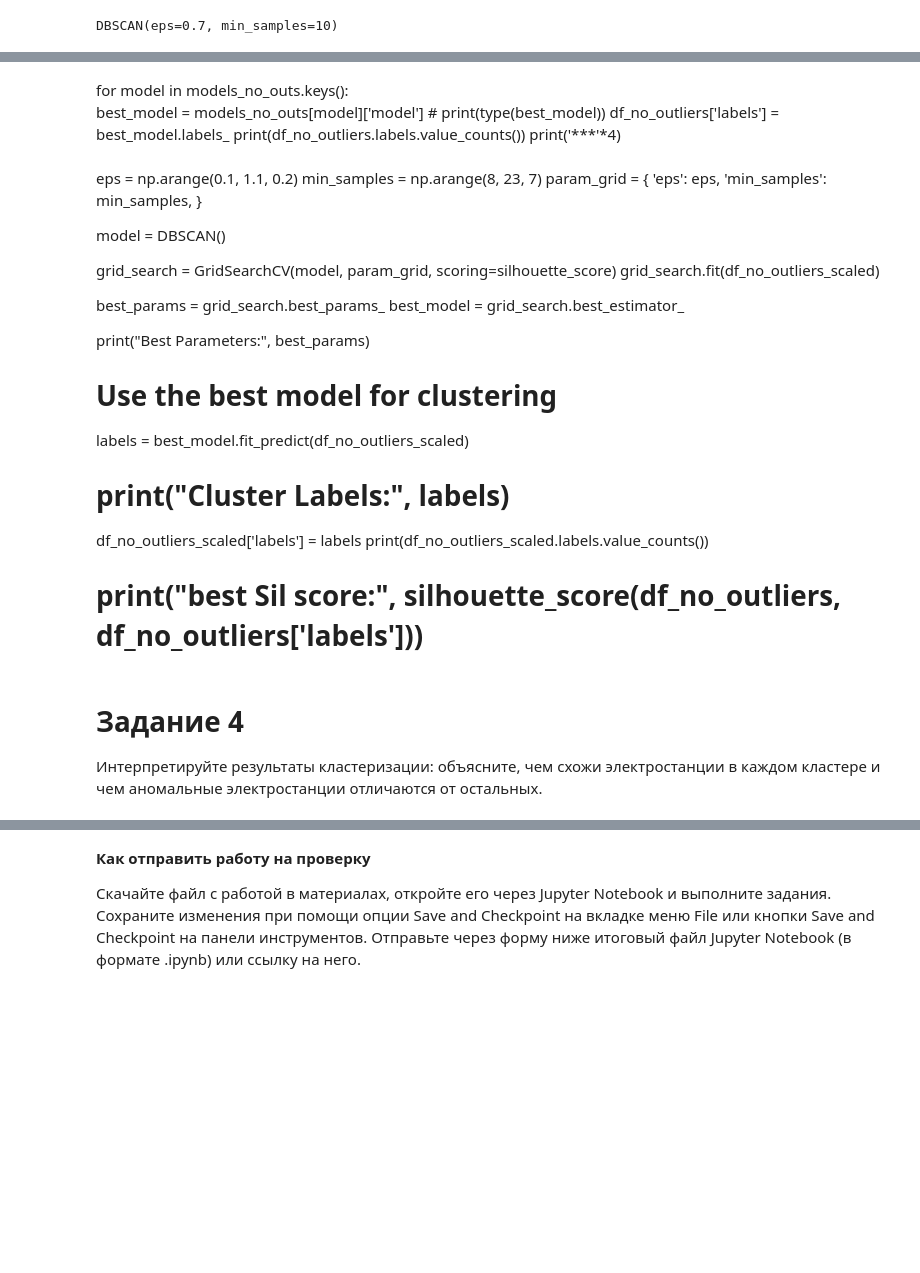
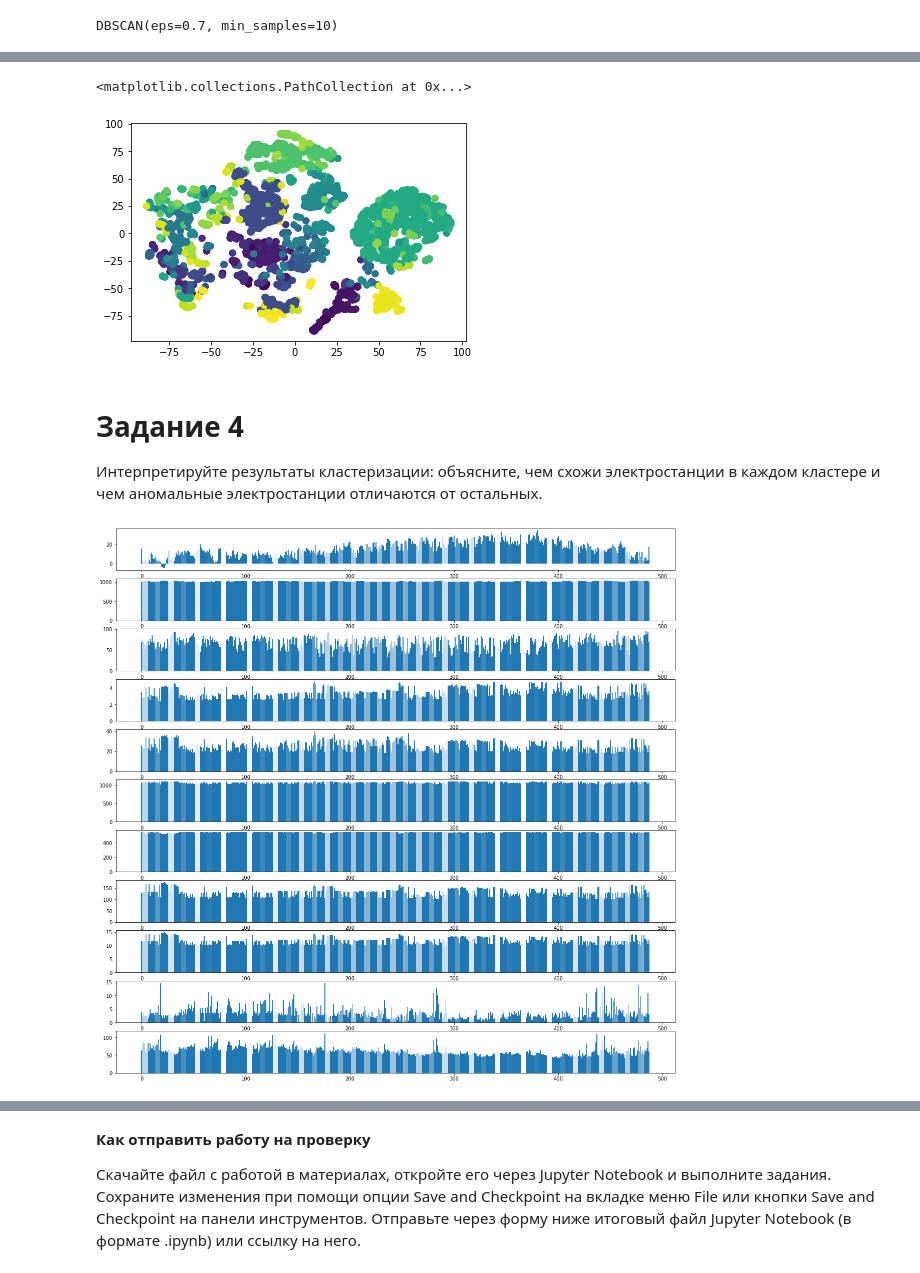
Before and after one commit to Fennec120/ds_junior, a Jupyter notebook: module_15/Практическая работа М15 DBSCAN.ipynb, the cells around one changed output, grey strips where cells are left out. Drawn from its saved outputs; the diff is of its cells as text; code cells hidden in the pictures; blank space fills up the shorter version.

```diff
--- a/module_15/Практическая работа М15 DBSCAN.ipynb
+++ b/module_15/Практическая работа М15 DBSCAN.ipynb
@@ -519,23 +420,0 @@ plt.scatter(data[0], data[1], c=data.labels)
-# %%
-ax = plt.subplots(2, 5, figsize=(5,6), )[1]
-i = 0
-k = 0
-counter = 0
-
-
-for pxt in range(len(np.arange(5,96,10))):
-    tsne = TSNE(n_components=2, perplexity=np.arange(5,51,5)[pxt])
-    df_emb = tsne.fit_transform(df_scaled.drop('labels', axis=1))
-    data = pd.DataFrame(df_emb)
-    data['labels'] = 0
-    data = data.drop('labels', axis=1)
-    model = models_no_outs_scaled['model_9']['model']
-    data['labels'] = model.labels_
-    if counter == 4:
-        i +=1
-        counter = 0
-        k = 0
-    ax[i][k].scatter(data[0], data[1], c=data.labels)
-#     ax[i][k].set_title(f'{col}')#, rotation=30)
-    k += 1
-    counter += 1
@@ -588,7 +420,0 @@ if not flag:
-# %% [markdown]
-for model in models_no_outs.keys():
-    best_model = models_no_outs[model]['model']
-    #         print(type(best_model))
-    df_no_outliers['labels'] = best_model.labels_
-    print(df_no_outliers.labels.value_counts())
-    print('***'*4)
@@ -598,24 +421,5 @@ for model in models_no_outs.keys():
-# %% [markdown]
-eps = np.arange(0.1, 1.1, 0.2)
-min_samples = np.arange(8, 23, 7)
-param_grid = {
-    'eps': eps,
-    'min_samples': min_samples,
-}
-
-model = DBSCAN()
-
-grid_search = GridSearchCV(model, param_grid, scoring=silhouette_score)
-grid_search.fit(df_no_outliers_scaled)
-
-best_params = grid_search.best_params_
-best_model = grid_search.best_estimator_
-
-print("Best Parameters:", best_params)
-
-# Use the best model for clustering
-labels = best_model.fit_predict(df_no_outliers_scaled)
-# print("Cluster Labels:", labels)
-df_no_outliers_scaled['labels'] = labels
-print(df_no_outliers_scaled.labels.value_counts())
-# print("best Sil score:", silhouette_score(df_no_outliers, df_no_outliers['labels']))
+# %%
+plt.scatter(data[data.labels != -1][0], data[data.labels != -1][1], c=data[data.labels != -1].labels)
+# %% [output]
+<matplotlib.collections.PathCollection at 0x...>
+[figure, added]
@@ -627,0 +460,15 @@ print(df_no_outliers_scaled.labels.value_counts())
+# %%
+ax = plt.subplots(len(df_clusters.index)-1, 1, figsize=(20,20), )[1]
+counter = 0
+for ind in df_clusters.index:
+    if ind == 'labels':
+        continue
+    y = list(df_clusters.loc[[ind]].T[ind])
+#     x = list(range(len(list(df_clusters.loc[[ind]].T[ind]))))
+    x = list(range(len(df_clusters.columns)))
+    ax[counter].bar(x,  y)
+
+
+    counter += 1
+# %% [output]
+[figure, added]
```
Also changed, not shown: parts of 40 cells of this notebook, 1 other file.
